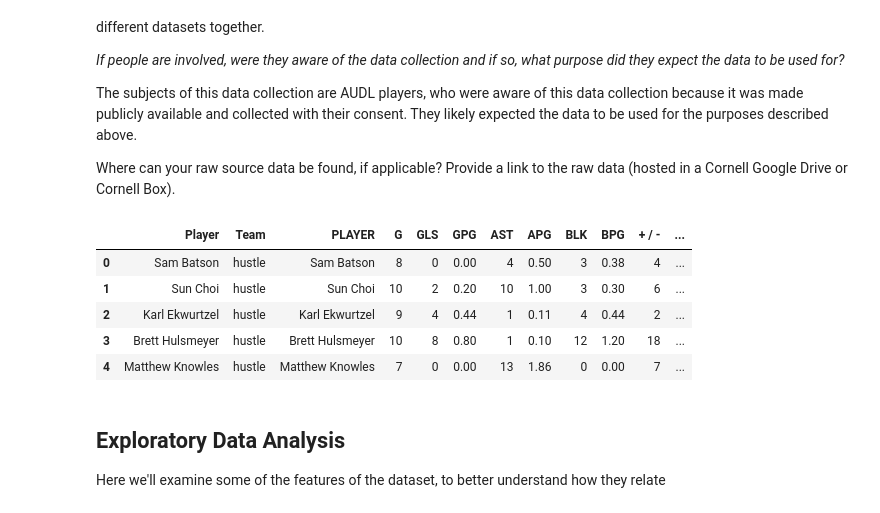
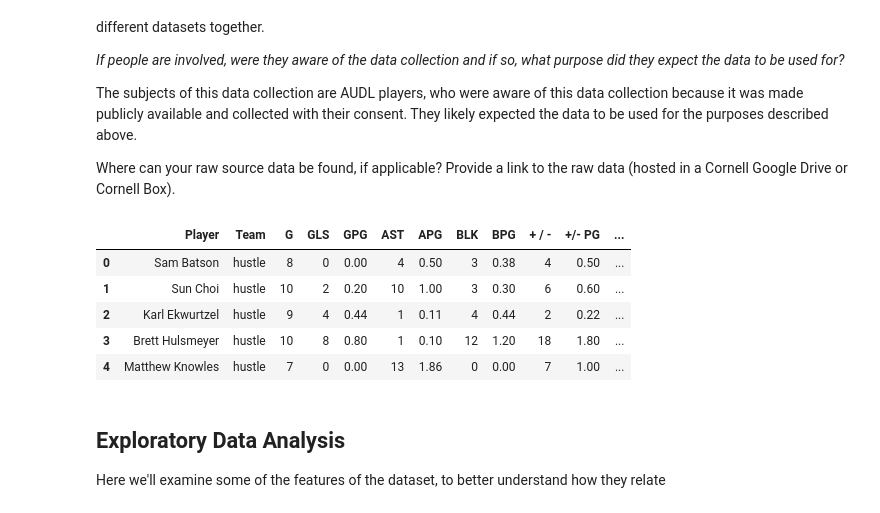
Before and after one commit to Samcfuchs/2950, a Jupyter notebook: notebooks/max.ipynb, the cells around one changed output. Drawn from its saved outputs; the diff is of its cells as text; code cells hidden in the pictures.

```diff
--- a/notebooks/max.ipynb
+++ b/notebooks/max.ipynb
@@ -27,3 +27,6 @@ player_stats.head()
 | 2 | Ben Jagt | 15 | 67 | 4.47 | 64 | 4.27 | 14 | 0.93 | 111 | 7.40 | 287 | ... |
 | 3 | Max Sheppard | 14 | 61 | 4.36 | 68 | 4.86 | 9 | 0.64 | 103 | 7.36 | 295 | ... |
 | 4 | Eli Jaime | 10 | 52 | 5.20 | 12 | 1.20 | 4 | 0.40 | 61 | 6.10 | 101 | ... |
+# %%
+player_stats = pd.read_csv("../data/player_stats.csv", index_col=0)
+player_stats.head()
@@ -139,15 +149,15 @@ The subjects of this data collection are AUDL players, who were aware of this da
 
 Where can your raw source data be found, if applicable? Provide a link to the raw data (hosted in a Cornell Google Drive or Cornell Box).
 # %%
-data = rosters.merge(player_stats, left_on='Player', right_on='PLAYER')
+data = rosters.merge(player_stats, left_on='Player', right_on='Player')
 data.head()
 # %% [output]
-|  | Player | Team | PLAYER | G | GLS | GPG | AST | APG | BLK | BPG | + / - | ... |
-| 0 | Sam Batson | hustle | Sam Batson | 8 | 0 | 0.00 | 4 | 0.50 | 3 | 0.38 | 4 | ... |
-| 1 | Sun Choi | hustle | Sun Choi | 10 | 2 | 0.20 | 10 | 1.00 | 3 | 0.30 | 6 | ... |
-| 2 | Karl Ekwurtzel | hustle | Karl Ekwurtzel | 9 | 4 | 0.44 | 1 | 0.11 | 4 | 0.44 | 2 | ... |
-| 3 | Brett Hulsmeyer | hustle | Brett Hulsmeyer | 10 | 8 | 0.80 | 1 | 0.10 | 12 | 1.20 | 18 | ... |
-| 4 | Matthew Knowles | hustle | Matthew Knowles | 7 | 0 | 0.00 | 13 | 1.86 | 0 | 0.00 | 7 | ... |
+|  | Player | Team | G | GLS | GPG | AST | APG | BLK | BPG | + / - | +/- PG | ... |
+| 0 | Sam Batson | hustle | 8 | 0 | 0.00 | 4 | 0.50 | 3 | 0.38 | 4 | 0.50 | ... |
+| 1 | Sun Choi | hustle | 10 | 2 | 0.20 | 10 | 1.00 | 3 | 0.30 | 6 | 0.60 | ... |
+| 2 | Karl Ekwurtzel | hustle | 9 | 4 | 0.44 | 1 | 0.11 | 4 | 0.44 | 2 | 0.22 | ... |
+| 3 | Brett Hulsmeyer | hustle | 10 | 8 | 0.80 | 1 | 0.10 | 12 | 1.20 | 18 | 1.80 | ... |
+| 4 | Matthew Knowles | hustle | 7 | 0 | 0.00 | 13 | 1.86 | 0 | 0.00 | 7 | 1.00 | ... |
 # %% [markdown]
 ## Exploratory Data Analysis
 
```
Also changed, not shown: parts of 2 cells of this notebook, 1 other file.
